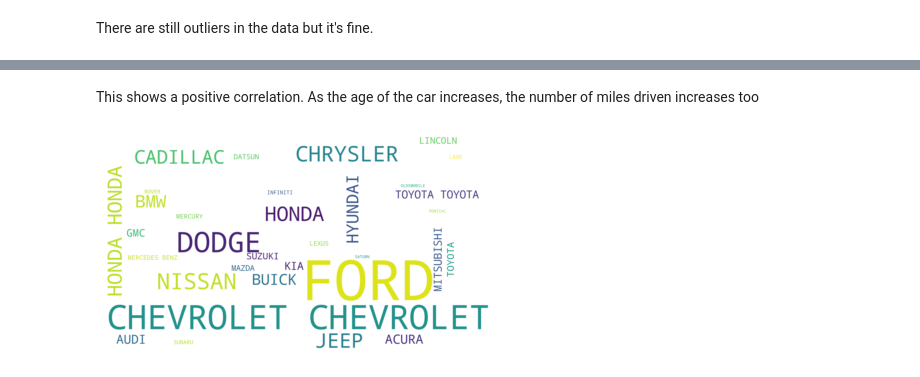
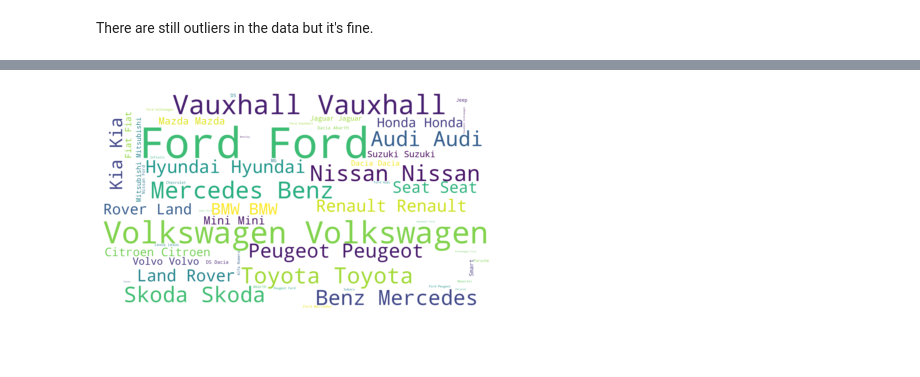
Before and after one commit to VictorUmunna/Car-Price-Prediction, a Jupyter notebook: exploratory_analysis.ipynb, the cells around one changed output, grey strips where cells are left out. Cells and saved outputs as stored; diff of their text form; code cells hidden in the pictures; blank space fills up the shorter version.

```diff
--- a/exploratory_analysis.ipynb
+++ b/exploratory_analysis.ipynb
@@ -189,13 +184,11 @@ Text(0.5, 1.0, 'Box Plot of Transmission vs Price')
-# %% [markdown]
-This shows a positive correlation. As the age of the car increases, the number of miles driven increases too
 # %%
 from wordcloud import WordCloud, STOPWORDS
 # %%
 plt.subplots(figsize=(8,4))
-wordcloud = WordCloud(background_color='White',width=1920,height=1080).generate(" ".join(data['make']))
+wordcloud = WordCloud(background_color='White',width=1920,height=1080).generate(" ".join(data['manufacturer']))
 plt.imshow(wordcloud, interpolation='bilinear')
 plt.axis('off')
 plt.savefig('cast.png')
 plt.show()
 # %% [output]
-[figure, old version]
+[figure, new version]
```
Also changed, not shown: parts of 26 cells of this notebook, 2 other files.
